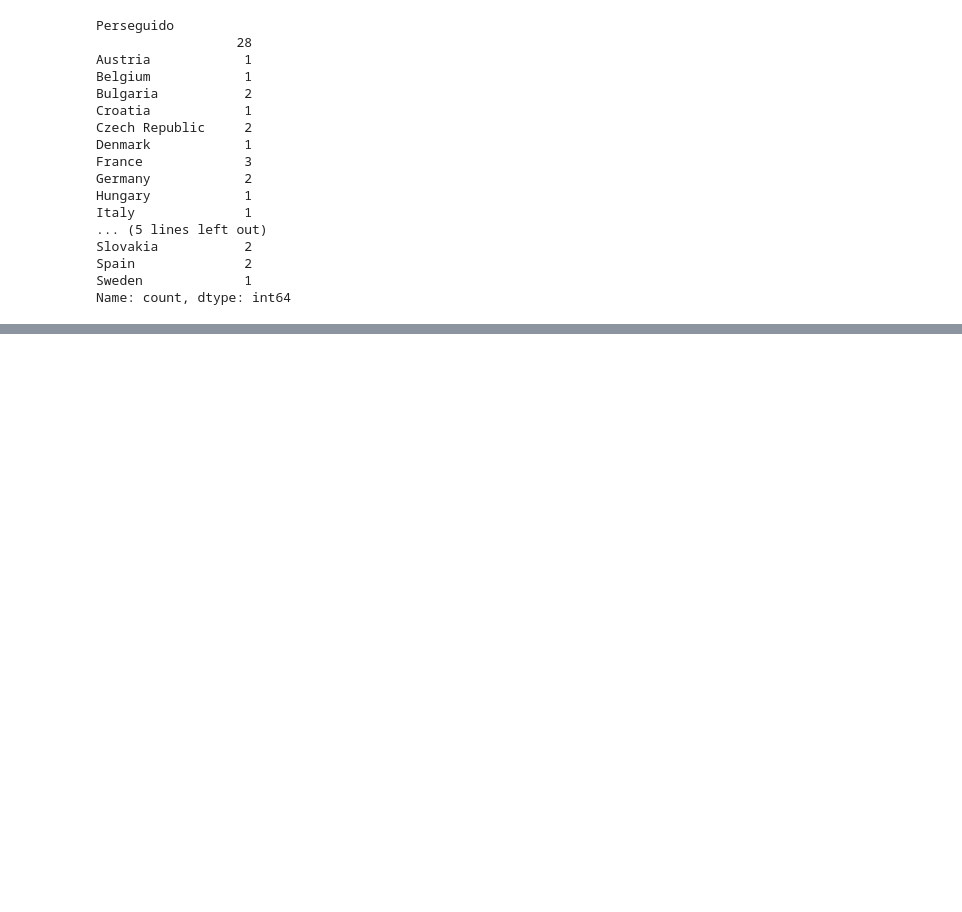
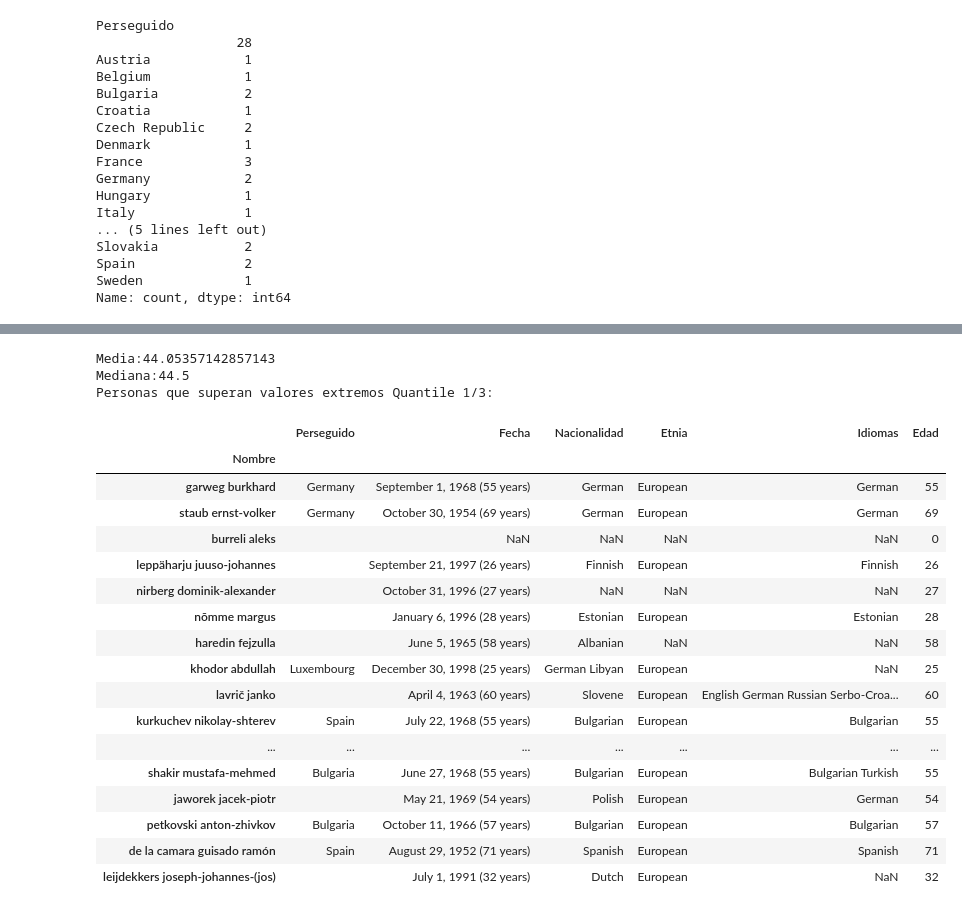
Before and after one commit to diegoguizanlopez/BigDataEIa, a Jupyter notebook: Big_Data/Sitemas_De_Big_Data/2_Trimestre/Tema_3/Examen/examen.ipynb, the cells around one changed output, grey strips where cells are left out. Saved outputs shown, nothing was run; the diff lists cells and outputs as text; code cells hidden in the pictures; blank space fills up the shorter version.

```diff
--- a/Big_Data/Sitemas_De_Big_Data/2_Trimestre/Tema_3/Examen/examen.ipynb
+++ b/Big_Data/Sitemas_De_Big_Data/2_Trimestre/Tema_3/Examen/examen.ipynb
@@ -177,3 +165,6 @@ Slovakia           2
 Spain              2
 Sweden             1
 Name: count, dtype: int64
+# %%
+df['Edad'] = df['Fecha'].str.split("(").str[1].str.split(" ").str[0].fillna(0).astype(np.int64)
+df.info()
@@ -179,0 +185,29 @@ Name: count, dtype: int64
+# %%
+print(f"Media:{df['Edad'].mean()}")
+print(f"Mediana:{df['Edad'].median()}")
+Q3 = df['Edad'].quantile(0.75)
+Q1 = df['Edad'].quantile(0.25)
+print("Personas que superan valores extremos Quantile 1/3:")
+df[(df['Edad']>Q3) | (df['Edad']<Q1)]
+# %% [output]
+Media:44.05357142857143
+Mediana:44.5
+Personas que superan valores extremos Quantile 1/3:
+|  | Perseguido | Fecha | Nacionalidad | Etnia | Idiomas | Edad |
+| Nombre |  |  |  |  |  |  |
+| garweg burkhard | Germany | September 1, 1968 (55 years) | German | European | German | 55 |
+| staub ernst-volker | Germany | October 30, 1954 (69 years) | German | European | German | 69 |
+| burreli aleks |  | NaN | NaN | NaN | NaN | 0 |
+| leppäharju juuso-johannes |  | September 21, 1997 (26 years) | Finnish | European | Finnish | 26 |
+| nirberg dominik-alexander |  | October 31, 1996 (27 years) | NaN | NaN | NaN | 27 |
+| nõmme margus |  | January 6, 1996 (28 years) | Estonian | European | Estonian | 28 |
+| haredin fejzulla |  | June 5, 1965 (58 years) | Albanian | NaN | NaN | 58 |
+| khodor abdullah | Luxembourg | December 30, 1998 (25 years) | German Libyan | European | NaN | 25 |
+| lavrič janko |  | April 4, 1963 (60 years) | Slovene | European | English German Russian Serbo-Croa... | 60 |
+| kurkuchev nikolay-shterev | Spain | July 22, 1968 (55 years) | Bulgarian | European | Bulgarian | 55 |
+| ... | ... | ... | ... | ... | ... | ... |
+| shakir mustafa-mehmed | Bulgaria | June 27, 1968 (55 years) | Bulgarian | European | Bulgarian Turkish | 55 |
+| jaworek jacek-piotr |  | May 21, 1969 (54 years) | Polish | European | German | 54 |
+| petkovski anton-zhivkov | Bulgaria | October 11, 1966 (57 years) | Bulgarian | European | Bulgarian | 57 |
+| de la camara guisado ramón | Spain | August 29, 1952 (71 years) | Spanish | European | Spanish | 71 |
+| leijdekkers joseph-johannes-(jos) |  | July 1, 1991 (32 years) | Dutch | European | NaN | 32 |
```
Also changed, not shown: parts of 3 cells of this notebook.
